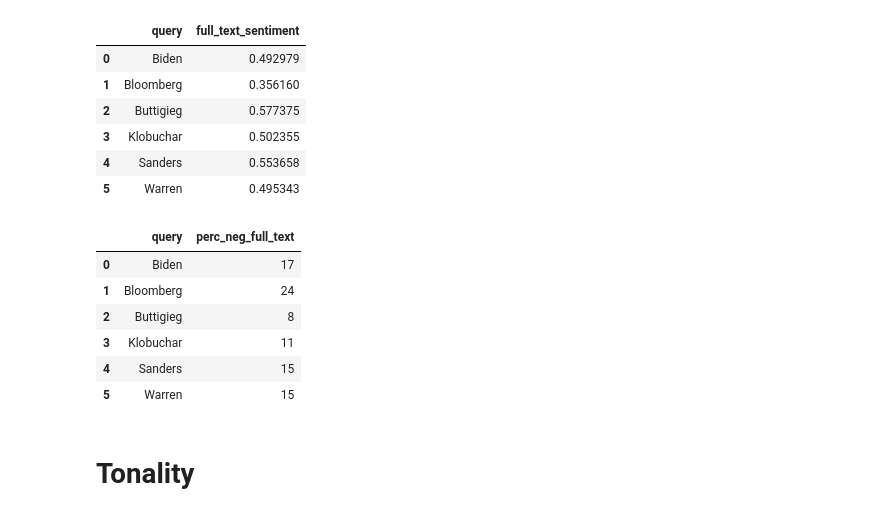
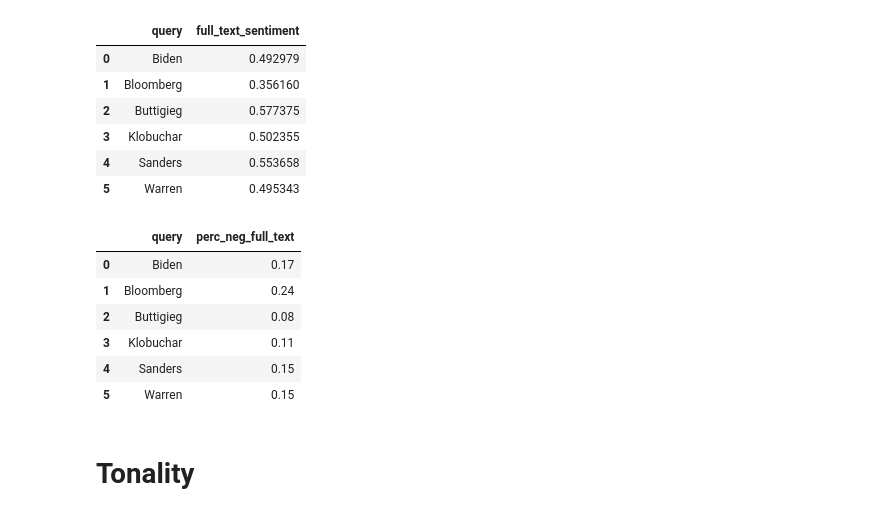
Before and after one commit to willyraedy/bpi_take_home, a Jupyter notebook: notebooks/EDA - Articles.ipynb, the cells around one changed output. Cells and saved outputs as stored; diff of their text form; code cells hidden in the pictures.

```diff
--- a/notebooks/EDA - Articles.ipynb
+++ b/notebooks/EDA - Articles.ipynb
@@ -171,16 +173,16 @@ df_articles.drop_duplicates(subset=['url', 'query']).groupby('query').agg({'full
 | 5 | Warren | 0.495343 |
 # %%
 df_articles.drop_duplicates(subset=['url', 'query'])\
-    .groupby('query').full_text_sentiment.apply(lambda s: len(s[s < 0])).reset_index()\
+    .groupby('query').full_text_sentiment.apply(lambda s: len(s[s < 0]) / len(s)).reset_index()\
     .rename(columns={'full_text_sentiment': 'perc_neg_full_text'})
 # %% [output]
 |  | query | perc_neg_full_text |
-| 0 | Biden | 17 |
-| 1 | Bloomberg | 24 |
-| 2 | Buttigieg | 8 |
-| 3 | Klobuchar | 11 |
-| 4 | Sanders | 15 |
-| 5 | Warren | 15 |
+| 0 | Biden | 0.17 |
+| 1 | Bloomberg | 0.24 |
+| 2 | Buttigieg | 0.08 |
+| 3 | Klobuchar | 0.11 |
+| 4 | Sanders | 0.15 |
+| 5 | Warren | 0.15 |
 # %% [markdown]
 # Tonality
 # %% [markdown]
```
Also changed, not shown: parts of 3 cells of this notebook, 3 other files.
